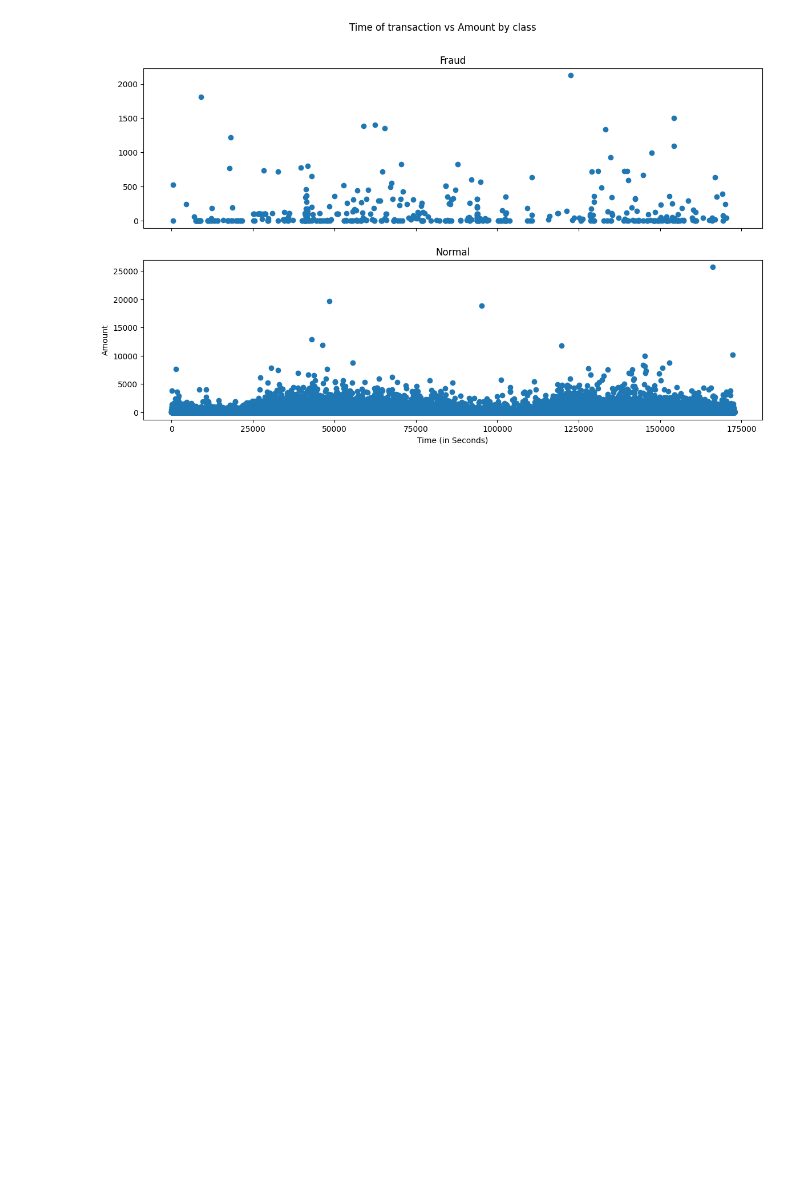
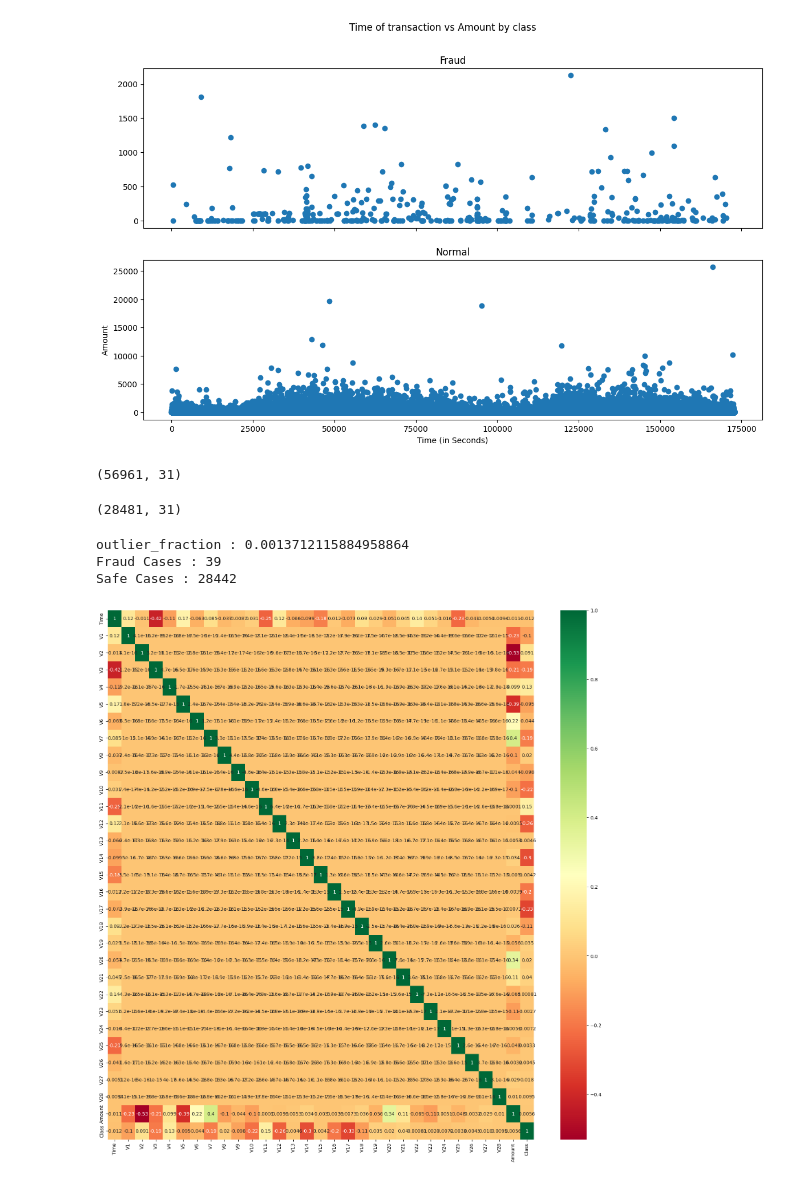
Before and after one commit to JoyeetaBais/ML-PROJECT, a Jupyter notebook: project(FraudDetection).ipynb, the cells around one changed output. Saved outputs shown, nothing was run; the diff lists cells and outputs as text; code cells hidden in the pictures; blank space fills up the shorter version.

```diff
--- a/project(FraudDetection).ipynb
+++ b/project(FraudDetection).ipynb
@@ -149,3 +143,15 @@ plt.ylabel('Amount')
 plt.show()
 # %% [output]
 [figure]
+# %%
+# we will take small sample of data, as it's a really big data
+sample_data = data.sample(frac=0.2,random_state=1)
+sample_data.shape
+# %% [output]
+(56961, 31)
+# %%
+# maybe even 20 percent is much, so i'll reduce it to 10
+sample_data1=data.sample(frac=0.1,random_state=2)
+sample_data1.shape
+# %% [output]
+(28481, 31)
@@ -151,0 +166,18 @@ plt.show()
+# %%
+print("outlier_fraction : {}".format(outlier_fraction))
+print("Fraud Cases : {}".format(len(Fraud)))
+print("Safe Cases : {}".format(len(Safe)))
+# %% [output]
+outlier_fraction : 0.0013712115884958864
+Fraud Cases : 39
+Safe Cases : 28442
+# %%
+# Now we need to find the correlation between the data
+# first let's make a heatmap of the correlation between data!
+corrmat=sample_data1.corr()
+top_feat=corrmat.index
+plt.figure(figsize=(20,20))
+#plot the heatmap
+h=sns.heatmap(data[top_feat].corr(),annot=True,cmap='RdYlGn')
+# %% [output]
+[figure, added]
```
Also changed, not shown: parts of 13 cells of this notebook.
